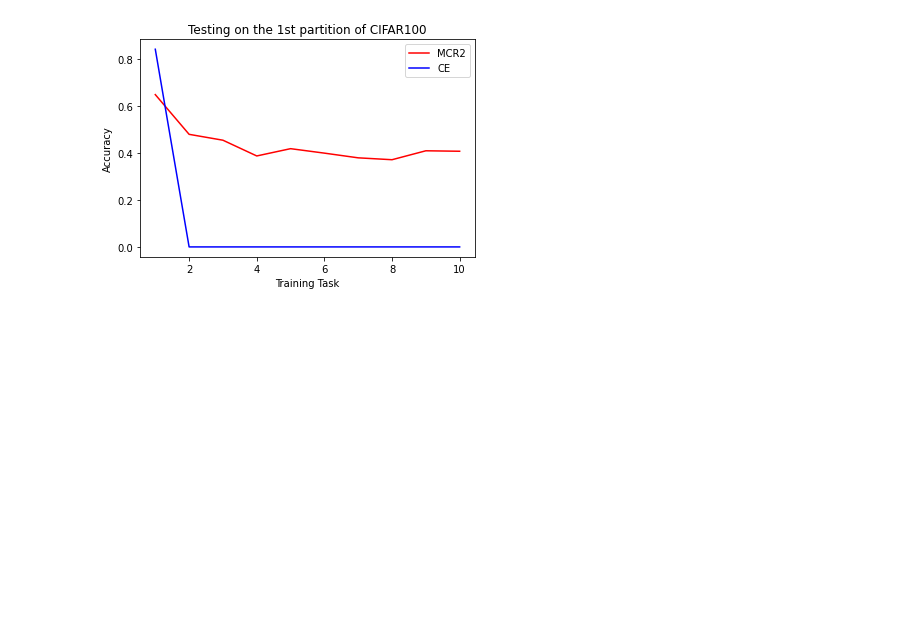
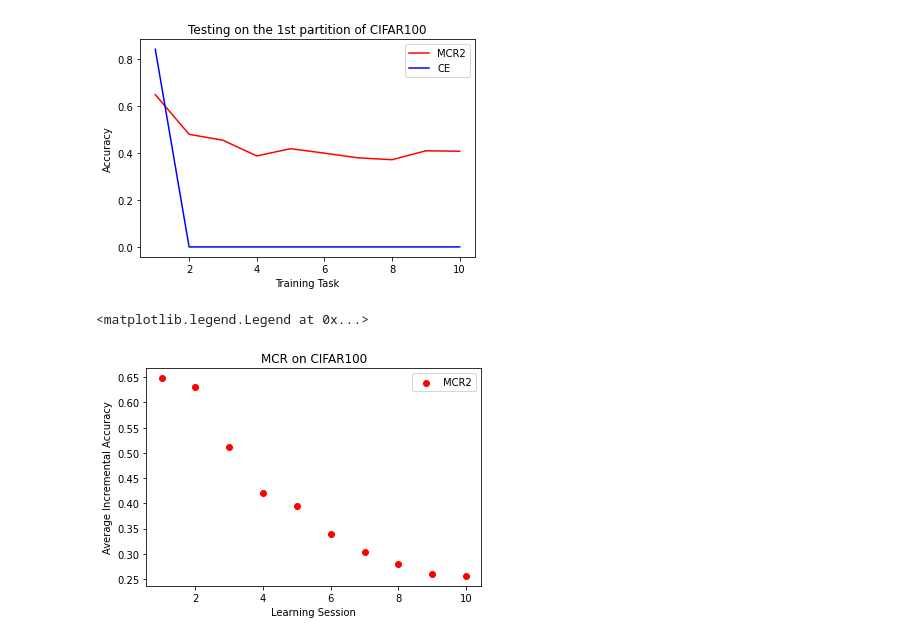
Before and after one commit to RobinWu218/mcr2, a Jupyter notebook: Sktech.ipynb, the cells around one changed output. Drawn from its saved outputs; the diff is of its cells as text; code cells hidden in the pictures; blank space fills up the shorter version.

```diff
--- a/Sktech.ipynb
+++ b/Sktech.ipynb
@@ -135,3 +148,13 @@ plt.legend()
 # %% [output]
 <matplotlib.legend.Legend at 0x...>
 [figure]
+# %%
+mcr_aia = [0.648,0.631,0.512,0.421,0.395,0.339,0.303,0.279,0.259,0.256]
+plt.scatter(np.arange(10)+1,mcr_aia,color='r',label='MCR2')
+plt.xlabel('Learning Session')
+plt.ylabel('Average Incremental Accuracy')
+plt.title('MCR on CIFAR100')
+plt.legend()
+# %% [output]
+<matplotlib.legend.Legend at 0x...>
+[figure, added]
```
Also changed, not shown: parts of 34 cells of this notebook, 32 other files.
